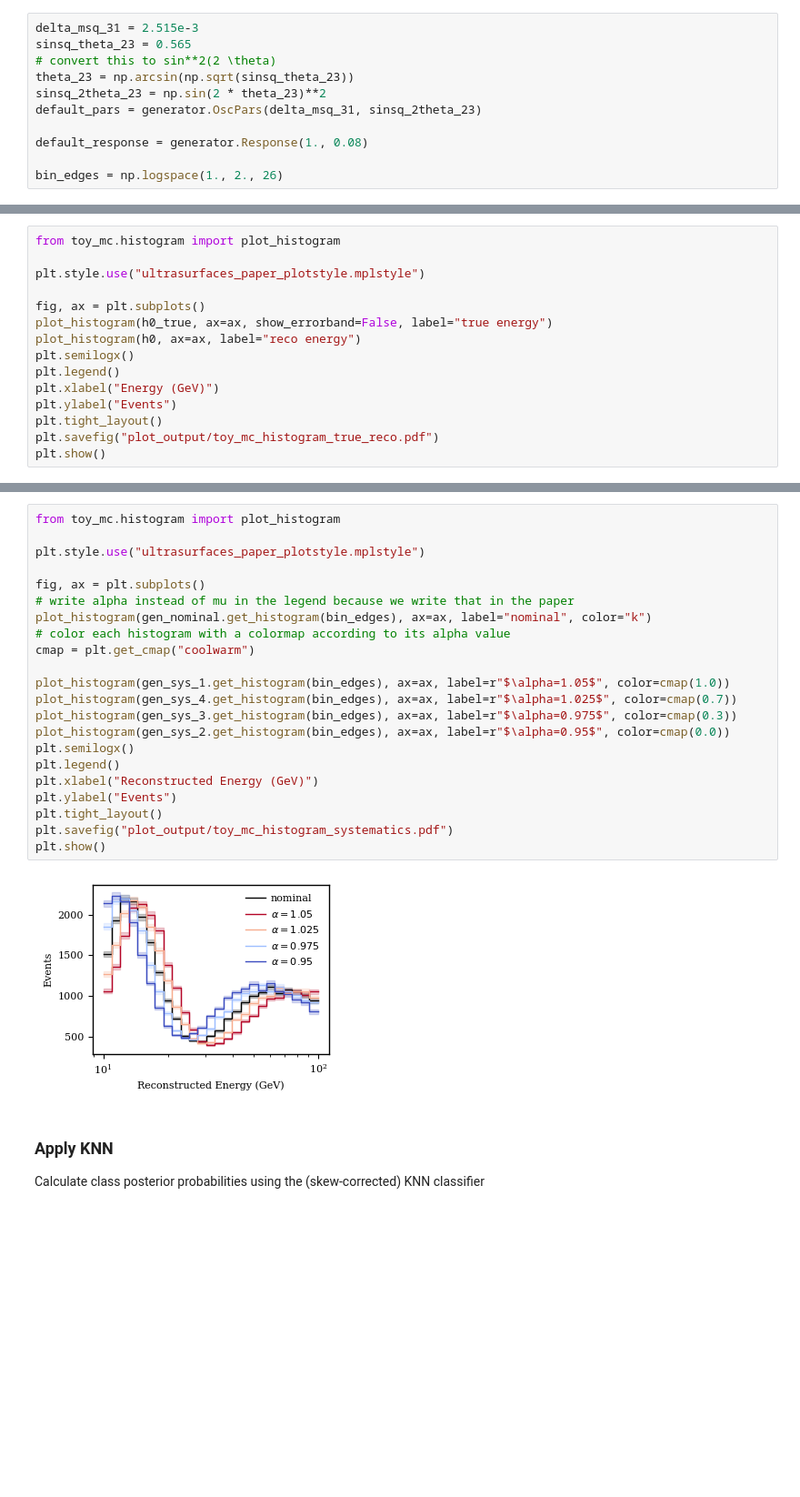
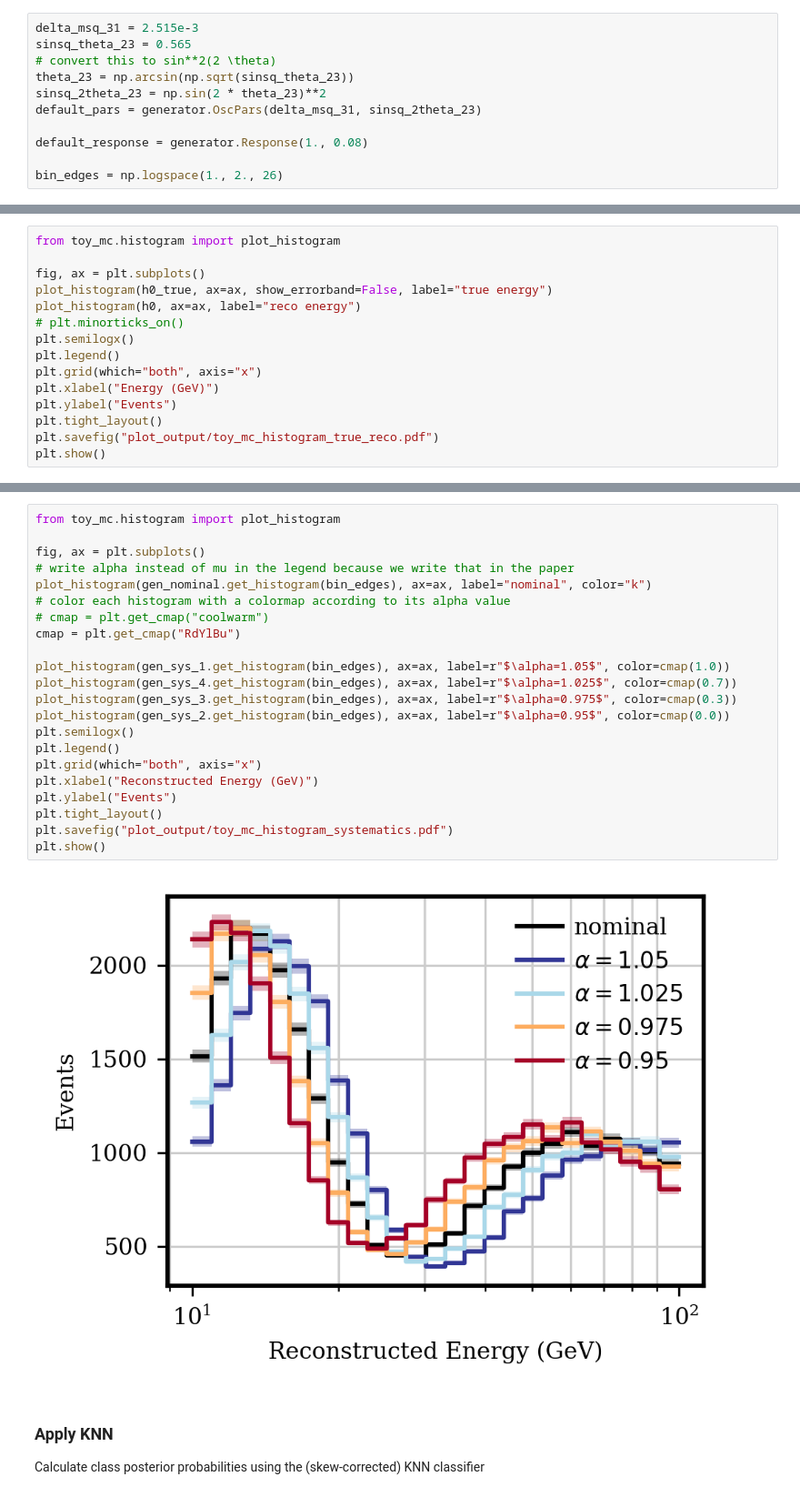
Before and after one commit to LeanderFischer/ultrasurfaces, a Jupyter notebook: Toy MC Paper Plots.ipynb, the cells around one changed output, grey strips where cells are left out. Shown: that part at 91% size. Cells and saved outputs as stored; diff of their text form; blank space fills up the shorter version.

```diff
--- a/Toy MC Paper Plots.ipynb
+++ b/Toy MC Paper Plots.ipynb
@@ -30,13 +28,13 @@ Generating events with log10(E / GeV) from a Gaussian with mean 1.3 and wdith 0.
 # %%
 from toy_mc.histogram import plot_histogram
-
-plt.style.use("ultrasurfaces_paper_plotstyle.mplstyle")
 
 fig, ax = plt.subplots()
 plot_histogram(h0_true, ax=ax, show_errorband=False, label="true energy")
 plot_histogram(h0, ax=ax, label="reco energy")
+# plt.minorticks_on()
 plt.semilogx()
 plt.legend()
+plt.grid(which="both", axis="x")
 plt.xlabel("Energy (GeV)")
 plt.ylabel("Events")
 plt.tight_layout()
@@ -89,27 +81,27 @@ Generating events with log10(E / GeV) from a Gaussian with mean 1.3 and wdith 0.
 # %%
 from toy_mc.histogram import plot_histogram
-
-plt.style.use("ultrasurfaces_paper_plotstyle.mplstyle")
 
 fig, ax = plt.subplots()
 # write alpha instead of mu in the legend because we write that in the paper
 plot_histogram(gen_nominal.get_histogram(bin_edges), ax=ax, label="nominal", color="k")
 # color each histogram with a colormap according to its alpha value
-cmap = plt.get_cmap("coolwarm")
+# cmap = plt.get_cmap("coolwarm")
+cmap = plt.get_cmap("RdYlBu")
 
 plot_histogram(gen_sys_1.get_histogram(bin_edges), ax=ax, label=r"$\alpha=1.05$", color=cmap(1.0))
 plot_histogram(gen_sys_4.get_histogram(bin_edges), ax=ax, label=r"$\alpha=1.025$", color=cmap(0.7))
 plot_histogram(gen_sys_3.get_histogram(bin_edges), ax=ax, label=r"$\alpha=0.975$", color=cmap(0.3))
 plot_histogram(gen_sys_2.get_histogram(bin_edges), ax=ax, label=r"$\alpha=0.95$", color=cmap(0.0))
 plt.semilogx()
 plt.legend()
+plt.grid(which="both", axis="x")
 plt.xlabel("Reconstructed Energy (GeV)")
 plt.ylabel("Events")
 plt.tight_layout()
 plt.savefig("plot_output/toy_mc_histogram_systematics.pdf")
 plt.show()
 # %% [output]
-[figure, old version]
+[figure, new version]
 # %% [markdown]
 ### Apply KNN
 Calculate class posterior probabilities using the (skew-corrected) KNN classifier
```
Also changed, not shown: parts of 12 cells of this notebook, 24 other files.
